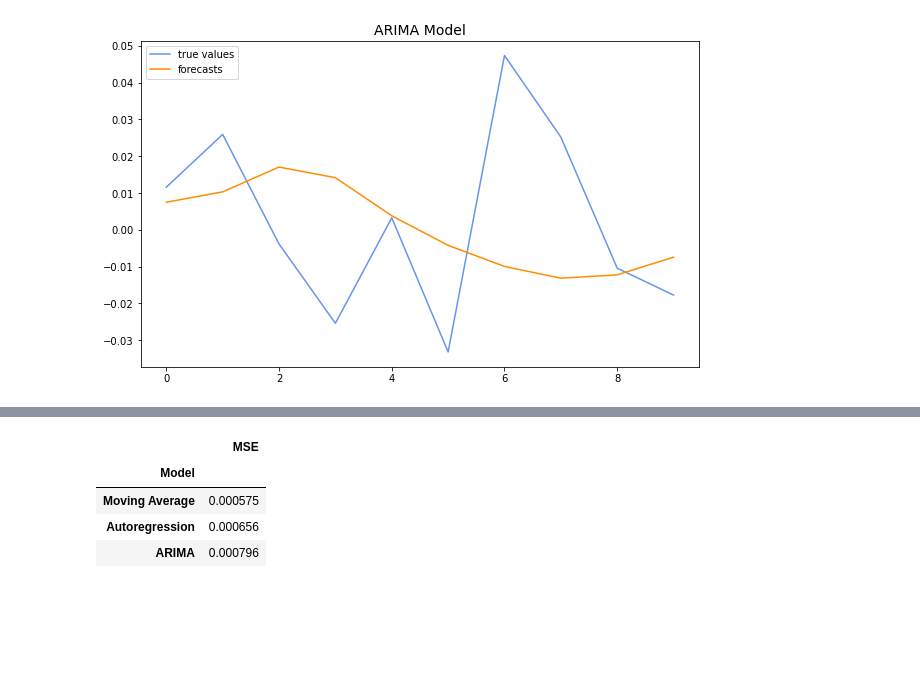
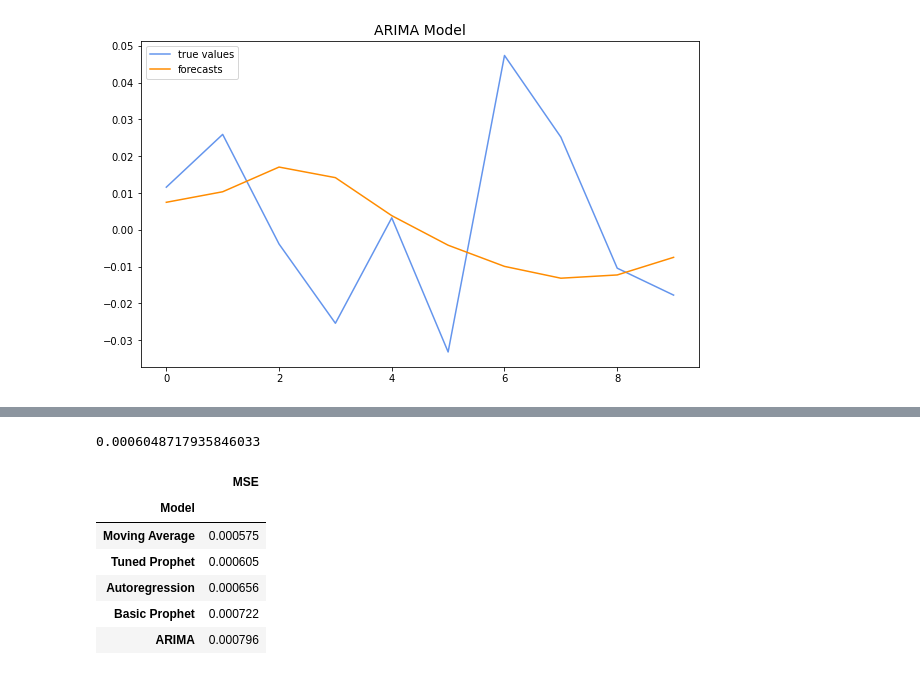
Before and after one commit to sophia14324/Phase-4-Project, a Jupyter notebook: starter_notebook.ipynb, the cells around one changed output, grey strips where cells are left out. Drawn from its saved outputs; the diff is of its cells as text; code cells hidden in the pictures; blank space fills up the shorter version.

Commit message:
Modeling

```diff
--- a/starter_notebook.ipynb
+++ b/starter_notebook.ipynb
@@ -607,0 +646,7 @@ plt.show()
+# %%
+# create timeseries readable by prophet
+ts = new_df.copy()
+ts.reset_index(inplace=True)
+ts.rename(columns={'date':'ds', 'energy_production(quads)':'y'}, inplace=True)
+ts['y'] = np.log(ts['y'])
+ts
@@ -607,0 +689,9 @@ plt.show()
+# %%
+#merge the predicted and the training values
+df_merge = pd.merge(ts, basic_forecast[['ds','yhat_lower','yhat_upper','yhat']],on='ds')
+df_merge = df_merge[['ds','yhat_lower','yhat_upper','yhat','y']]
+# calculate MAE between observed and predicted values
+y_true = df_merge['y'].values
+y_pred = df_merge['yhat'].values
+basic_prophet_score = mean_squared_error(y_true, y_pred)
+basic_prophet_score
@@ -607,0 +702,14 @@ plt.show()
+# %%
+tuned_prophet = Prophet(weekly_seasonality=False, changepoint_range=1,changepoint_prior_scale=0.75)
+tuned_prophet.fit(ts)
+
+# create a future data frame
+tuned_future = tuned_prophet.make_future_dataframe(periods=12)
+tuned_forecast = tuned_prophet.predict(tuned_future)
+
+# display the most critical output columns from the forecast
+tuned_forecast[['ds','yhat','yhat_lower','yhat_upper']].head()
+
+# plot
+fig = tuned_prophet.plot(tuned_forecast)
+plt.title('Tuned Prophet Model')
@@ -608,23 +720,36 @@ plt.show()
+# %%
+#merge the predicted and the training values
+df_merge = pd.merge(ts, tuned_forecast[['ds','yhat_lower','yhat_upper','yhat']],on='ds')
+df_merge = df_merge[['ds','yhat_lower','yhat_upper','yhat','y']]
+# calculate MAE between observed and predicted values
+y_true = df_merge['y'].values
+y_pred = df_merge['yhat'].values
+tuned_prophet_score = mean_squared_error(y_true, y_pred)
+tuned_prophet_score
+# %% [output]
+0.0006048717935846033
 # %%
 errors = pd.DataFrame()
-errors["Model"] = ["Autoregression", "Moving Average", "ARIMA"]
-errors["MSE"] = [ar_score,ma_score, arima_score]
+errors["Model"] = ["Autoregression", "Moving Average", "ARIMA", "Tuned Prophet", "Basic Prophet"]
+errors["MSE"] = [ar_score, ma_score, arima_score, tuned_prophet_score, basic_prophet_score ]
 errors = errors.sort_values("MSE", ascending = True, ignore_index = True)
 errors.index = errors.Model
 del errors["Model"]
 
 def coloring_bg(s, min_, max_, cmap='Reds', low=0, high=0):
     color_range = max_ - min_
     norm = colors.Normalize(min_ - (color_range * low), max_ + (color_range * high))
     normed = norm(s.values)
     c = [colors.rgb2hex(x) for x in plt.cm.get_cmap(cmap)(normed)]
     return ['background-color: %s' % color for color in c]
 
 errors.style.apply(coloring_bg,min_ =errors.min().min(),
                max_ = errors.max().max(), low = 0.1, high = 0.85)
 # %% [output]
 |  | MSE |
 | Model |  |
 | Moving Average | 0.000575 |
+| Tuned Prophet | 0.000605 |
 | Autoregression | 0.000656 |
+| Basic Prophet | 0.000722 |
 | ARIMA | 0.000796 |
```
Also changed, not shown: parts of 41 cells of this notebook.
